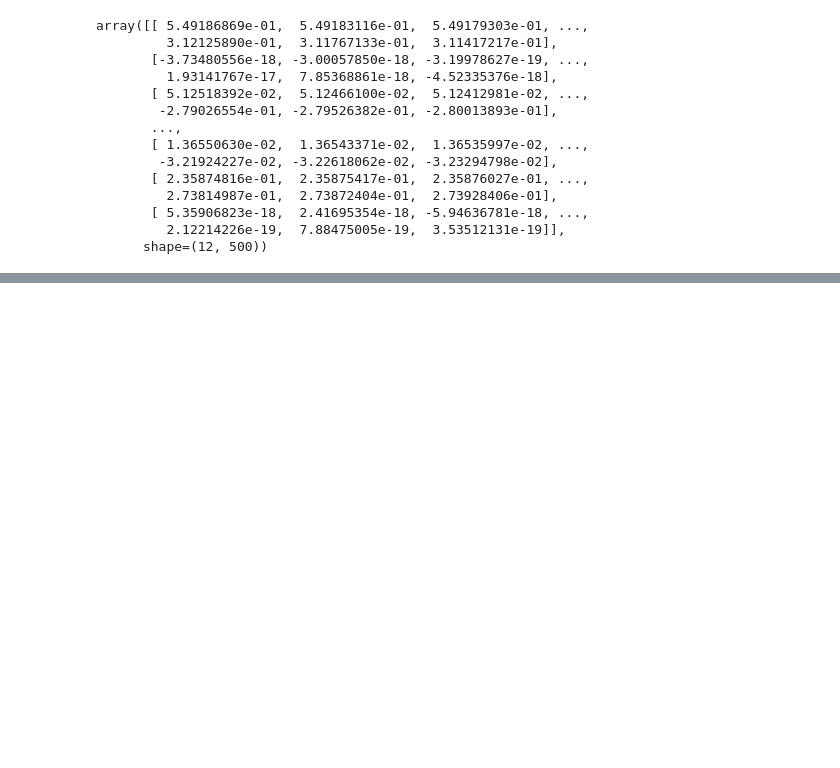
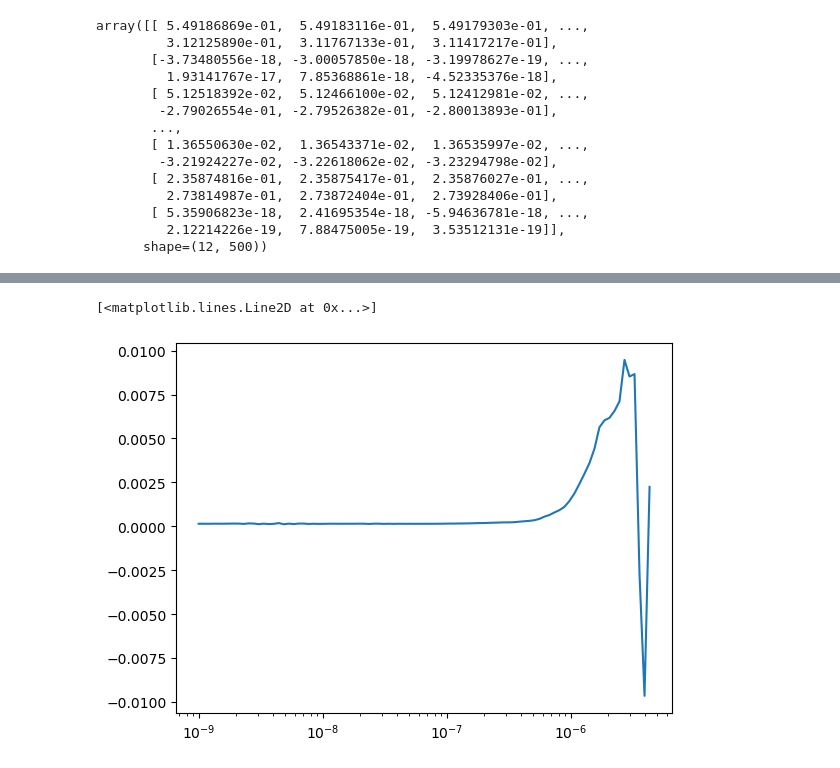
Before and after one commit to SNuDD/SNuDD, a Jupyter notebook: notebooks/density_test.ipynb, the cells around one changed output, grey strips where cells are left out. Cells and saved outputs as stored; diff of their text form; code cells hidden in the pictures; blank space fills up the shorter version.

```diff
--- a/notebooks/density_test.ipynb
+++ b/notebooks/density_test.ipynb
@@ -110,0 +134,5 @@ plt.loglog(ERs, nucleus_xe.spectrum(E_R=ERs, nu='pep'))
+# %%
+plt.semilogx(ERs, 1-spec_vac/spec_mat)
+# %% [output]
+[<matplotlib.lines.Line2D at 0x...>]
+[figure, added]
```
Also changed, not shown: parts of 5 cells of this notebook, 4 other files.
